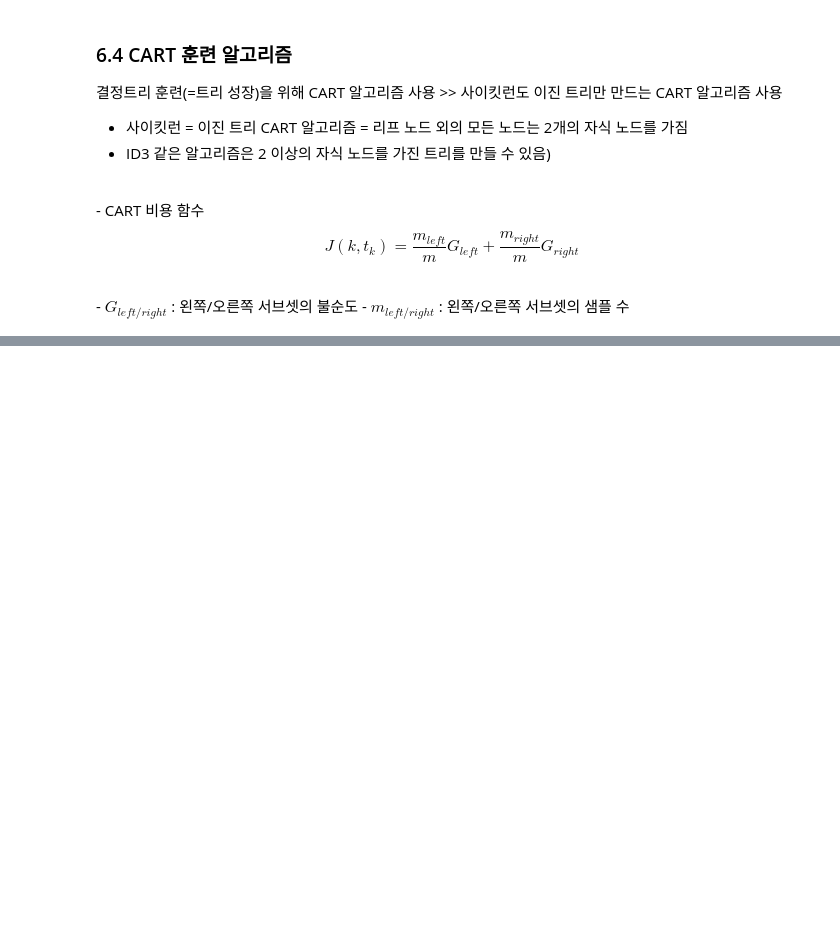
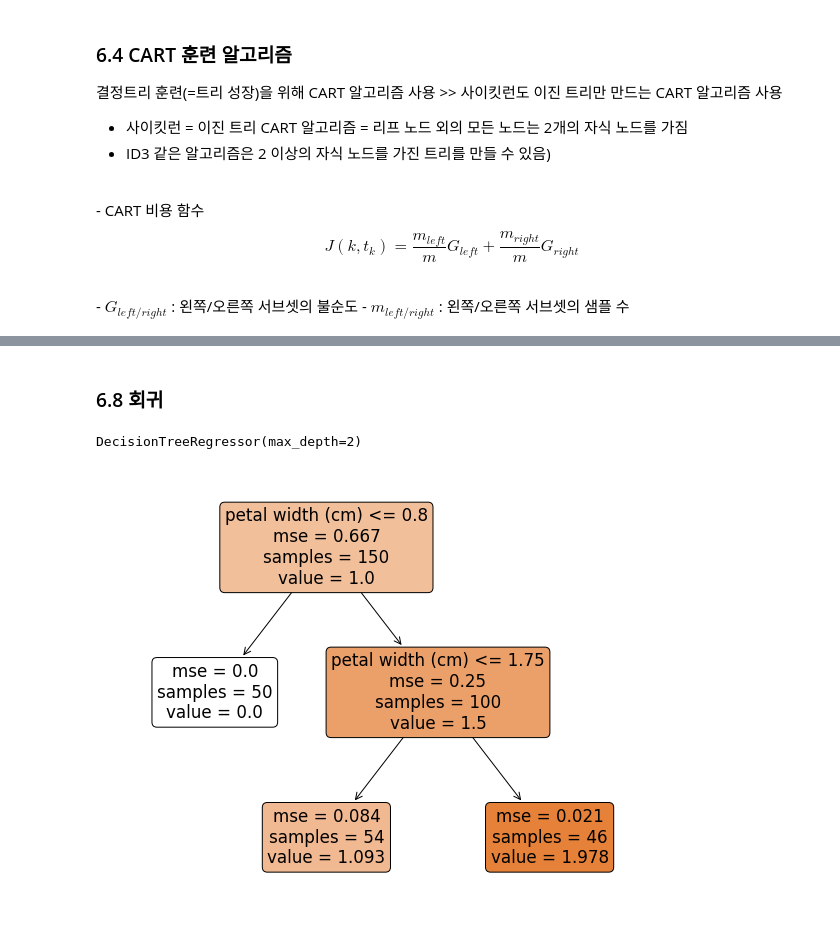
Before and after one commit to Note-YH/Hands-ON-ML-2nd-Edition, a Jupyter notebook: Chapter06.ipynb, the cells around one changed output, grey strips where cells are left out. Drawn from its saved outputs; the diff is of its cells as text; code cells hidden in the pictures; blank space fills up the shorter version.

```diff
--- a/Chapter06.ipynb
+++ b/Chapter06.ipynb
@@ -107,0 +141,18 @@ $$J(k,t_k) = \frac{m_{left}}{m}G_{left}+\frac{m_{right}}{m}G_{right}$$<br>
+# %% [markdown]
+### 6.8 회귀
+# %%
+from sklearn.tree import DecisionTreeRegressor
+
+tree_reg = DecisionTreeRegressor(max_depth=2)
+tree_reg.fit(X,y)
+# %% [output]
+DecisionTreeRegressor(max_depth=2)
+# %%
+from sklearn.tree import plot_tree
+plt.figure(figsize=(10,8))
+plot_tree(tree_reg, filled = True, rounded=True, feature_names=iris.feature_names[2:],
+         class_names = iris.target_names)
+
+plt.show()
+# %% [output]
+[figure, added]
```
Also changed, not shown: parts of 8 cells of this notebook.
